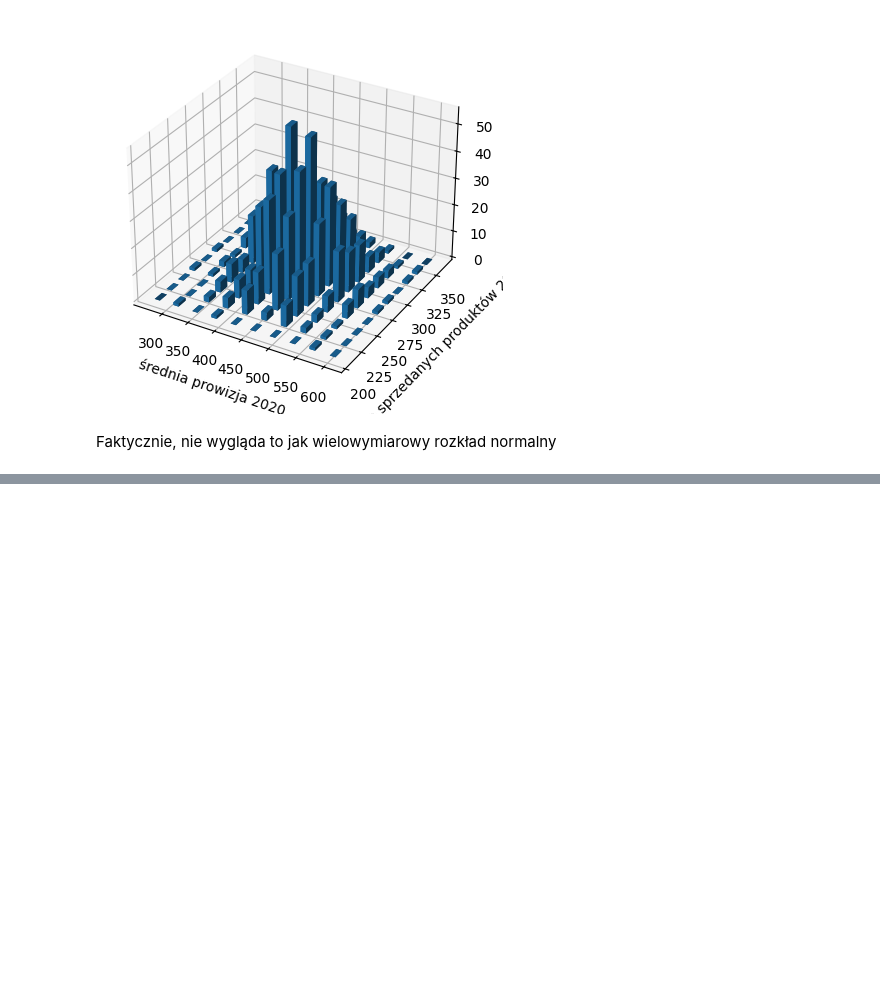
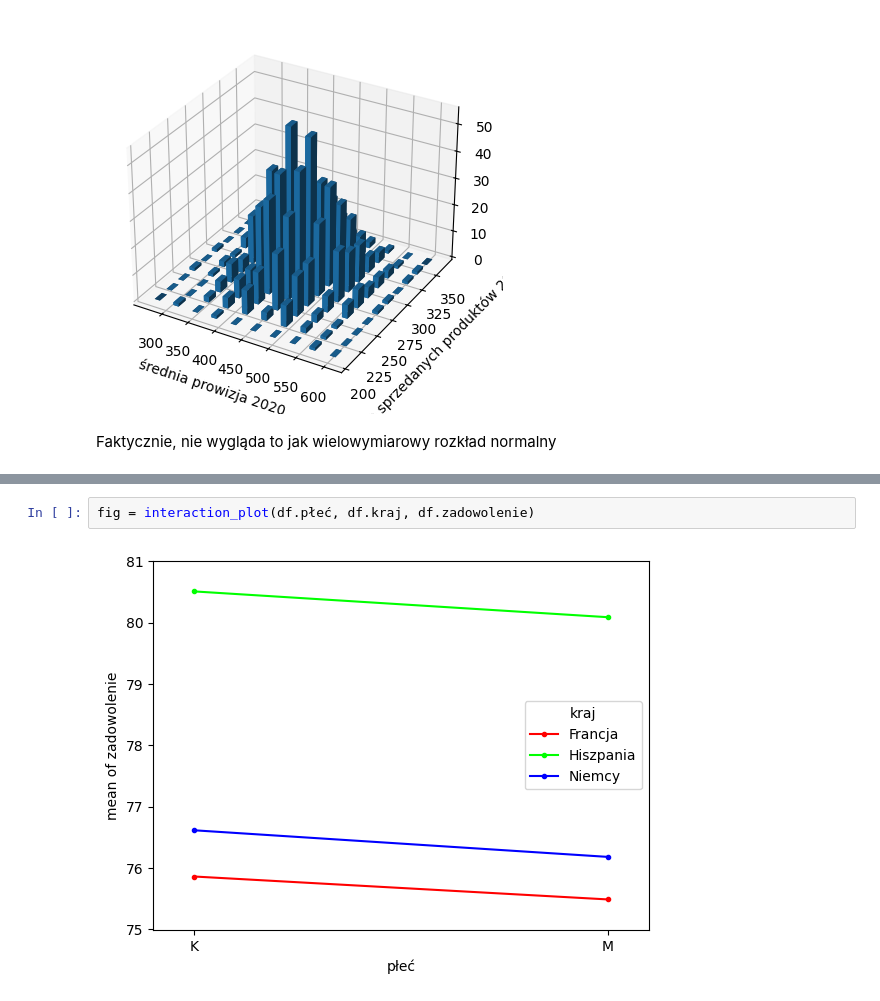
Before and after one commit to eSqadron/statystyka_wielowymiarowa, a Jupyter notebook: Lab4_zadanie.ipynb, the cells around one changed output, grey strips where cells are left out. Drawn from its saved outputs; the diff is of its cells as text; blank space fills up the shorter version.

```diff
--- a/Lab4_zadanie.ipynb
+++ b/Lab4_zadanie.ipynb
@@ -588,0 +673,4 @@ Faktycznie, nie wygląda to jak wielowymiarowy rozkład normalny
+# %%
+fig = interaction_plot(df.płeć, df.kraj, df.zadowolenie)
+# %% [output]
+[figure, added]
```
Also changed, not shown: parts of 24 cells of this notebook.
